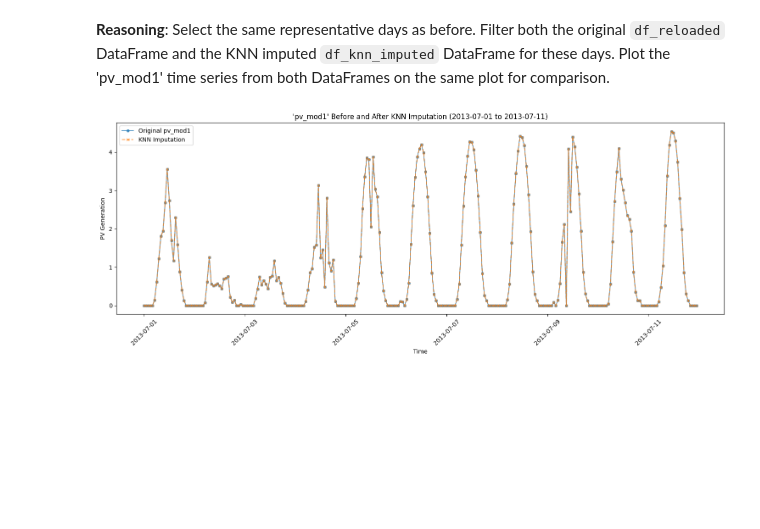
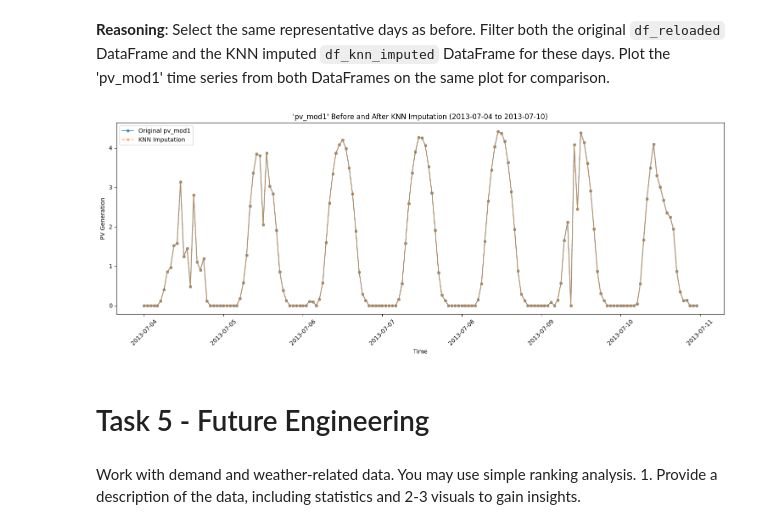
Before and after one commit to asonidou/Energy-Data, a Jupyter notebook: jupyter.ipynb, the cells around one changed output. Drawn from its saved outputs; the diff is of its cells as text; code cells hidden in the pictures; blank space fills up the shorter version.

```diff
--- a/jupyter.ipynb
+++ b/jupyter.ipynb
@@ -874,32 +877,36 @@ import pandas as pd
 # Ensure 'timestamp' column is in datetime format for both DataFrames
 df_reloaded['timestamp'] = pd.to_datetime(df_reloaded['timestamp'])
 df_knn_imputed['timestamp'] = pd.to_datetime(df_knn_imputed['timestamp'])
 
 # Create the 'date' column in df_reloaded and df_knn_imputed
 df_reloaded['date'] = df_reloaded['timestamp'].dt.date
 df_knn_imputed['date'] = df_knn_imputed['timestamp'].dt.date
 
 
 # Select the same representative days as before
-representative_days = df_reloaded['date'].unique()[:11]
+representative_days = df_reloaded['date'].unique()[3:10]
 
 # Filter the original and KNN imputed DataFrames for the selected days
 df_original_subset = df_reloaded[df_reloaded['date'].isin(representative_days)].copy()
 df_knn_imputed_subset = df_knn_imputed[df_knn_imputed['date'].isin(representative_days)].copy()
 
 
 # Plot the 'pv_mod1' time series before and after KNN imputation for the selected days
 plt.figure(figsize=(15, 6))
 plt.plot(df_original_subset['timestamp'], df_original_subset['pv_mod1'], label='Original pv_mod1', marker='o', linestyle='-', markersize=4, alpha=0.7)
 plt.plot(df_knn_imputed_subset['timestamp'], df_knn_imputed_subset['pv_mod1'], label='KNN Imputation', marker='x', linestyle='--', markersize=4, alpha=0.7)
 
 plt.title(f"'pv_mod1' Before and After KNN Imputation ({representative_days[0]} to {representative_days[-1]})")
 plt.xlabel('Time')
 plt.ylabel('PV Generation')
 plt.legend()
 plt.grid(False)
 plt.xticks(rotation=45)
 plt.tight_layout()
 plt.show()
 # %% [output]
-[figure, old version]
+[figure, new version]
+# %% [markdown]
+# Task 5 - Future Engineering
+# %% [markdown]
+Work with demand and weather-related data. You may use simple ranking analysis. 1. Provide a description of the data, including statistics and 2-3 visuals to gain insights.
```
Also changed, not shown: parts of 12 cells of this notebook.
